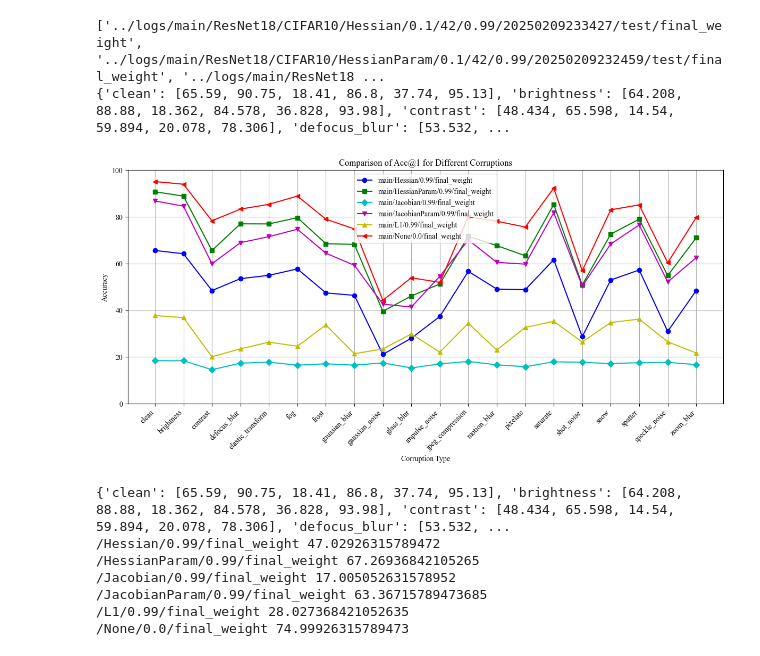
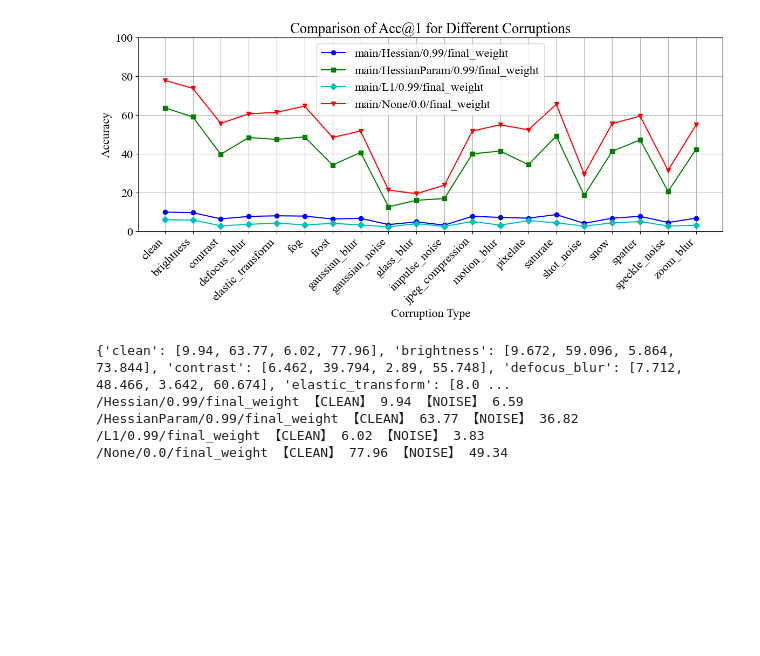
Before and after one commit to ia-gu/pruning_test, a Jupyter notebook: notebook/show_result.ipynb, the cells around one changed output. Cells and saved outputs as stored; diff of their text form; code cells hidden in the pictures; blank space fills up the shorter version.

Commit message:
modify visualization

```diff
--- a/notebook/show_result.ipynb
+++ b/notebook/show_result.ipynb
@@ -9,48 +9,58 @@ plt.rcParams['font.family'] = 'Times New Roman'
 
 Acc1_dict = {'clean': [], 'brightness': [], 'contrast': [], 'defocus_blur': [], 'elastic_transform': [], 'fog': [], 'frost': [], 'gaussian_blur': [], 'gaussian_noise': [], 'glass_blur': [],
              'impulse_noise': [], 'jpeg_compression': [], 'motion_blur': [], 'pixelate': [], 'saturate': [], 'shot_noise': [], 'snow': [], 'spatter': [], 'speckle_noise': [], 'zoom_blur': []}
-# paths = ['logs/debug/ResNet18/CIFAR10/L1/0.0001/42/0.5/20250109110709/test/100', 'logs/debug/ResNet18/CIFAR10/Hessian/0.0001/42/0.5/20250109131035/test/100', 'logs/debug/ResNet18/CIFAR10/None/0.0001/42/0.5/20250109151522/test/final_weight']
-paths = sorted(glob.glob('../logs/main/ResNet18/CIFAR10/*/0.1/42/0.99/*/test/final_weight'))
-paths.append('../logs/main/ResNet18/CIFAR10/None/0.1/42/0.0/20250209091815/test/final_weight')
-# paths.append('/home/ueno/pruning/test/logs/ASAM/ResNet18/CIFAR10/None/0.1/42/0.0/20250219102225/test/final_weight')
-print(paths)
+# paths = ['logs/debug/ResNet18/CIFAR10/L1/0.0001/42/0.5/20250109110709/test/100', 'logs/debug/ResNet18/CIFAR10/Hessian/0.0001/42/0.5/20250109131035/test/100']
+
+# paths = sorted(glob.glob('../logs/main/ResNet18/CIFAR10/*/0.1/42/0.99/*/test/final_weight'))
+# paths.append('../logs/main/ResNet18/CIFAR10/None/0.1/42/0.0/20250209091815/test/final_weight')
+
+paths = sorted(glob.glob('../logs/main/ResNet18/CIFAR100/*/0.1/42/0.99/*/test/final_weight'))
+paths.append('../logs/main/ResNet18/CIFAR100/None/0.1/42/0.0/20250228021055/test/final_weight')
+
+# pop instance include string 'JacobianParam' from paths
+paths = [path for path in paths if 'JacobianParam' not in path]
+
+
+# print(paths)
 for path in paths:
     with open(os.path.join(path, 'total_result.txt')) as f:
         lines = f.readlines()
-    # Acc1 = []
     for line in lines:
         line = line.split(' ')
         # Add the accuracy to the corresponding list
         Acc1_dict[line[1].strip('*')].append(float(line[line.index('Acc@1') + 1]))
+
 Acc1_dict = {k: v for k, v in Acc1_dict.items() if v}
-print(Acc1_dict)
+# print(Acc1_dict)
+# print(len(Acc1_dict[list(Acc1_dict.keys())[0]]))
+
 # Plot Accuracy and save figure
 # xlabel is Acc1_dict key and ylabel is Acc1_dict value
 x_labels = list(Acc1_dict.keys())
 markars = ['o', 's', 'D', 'v', '^', '<', '>']
 colors = ['b', 'g', 'c', 'm', 'y', 'k', 'w']
 plt.figure(figsize=(12, 6))
 for i in range(len(Acc1_dict[list(Acc1_dict.keys())[0]])-1):
     y_values = [Acc1_dict[key][i] for key in x_labels]
     plt.plot(x_labels, y_values, marker=markars[i], label=(paths[i].split('/')[-10]+'/'+paths[i].split('/')[-7]+'/'+paths[i].split('/')[-4]+'/'+paths[i].split('/')[-1]), color=colors[i], linestyle='-')
 y_values = [Acc1_dict[key][i+1] for key in x_labels]
 plt.plot(x_labels, y_values, marker=markars[i+1], label=(paths[i+1].split('/')[-10]+'/'+paths[i+1].split('/')[-7]+'/'+paths[i+1].split('/')[-4]+'/'+paths[i+1].split('/')[-1]), color='r', linestyle='-')
 
 plt.xlabel('Corruption Type', fontfamily='Times New Roman')
 plt.ylabel('Accuracy', fontfamily='Times New Roman')
 plt.title('Comparison of Acc@1 for Different Corruptions', fontfamily='Times New Roman')
 plt.xticks(rotation=45, ha='right', fontfamily='Times New Roman')
 plt.legend(prop={'family': 'Times New Roman'})
 plt.ylim(0, 100)
 plt.grid()
 plt.tight_layout()
+# larger font
+plt.rcParams.update({'font.size': 16})
 
 plt.savefig('corruption_comparison.png')
 plt.show()
 # %% [output]
-['../logs/main/ResNet18/CIFAR10/Hessian/0.1/42/0.99/20250209233427/test/final_weight', '../logs/main/ResNet18/CIFAR10/HessianParam/0.1/42/0.99/20250209232459/test/final_weight', '../logs/main/ResNet18 ...
-{'clean': [65.59, 90.75, 18.41, 86.8, 37.74, 95.13], 'brightness': [64.208, 88.88, 18.362, 84.578, 36.828, 93.98], 'contrast': [48.434, 65.598, 14.54, 59.894, 20.078, 78.306], 'defocus_blur': [53.532, ...
-[figure, old version]
+[figure, new version]
 # %%
 print(Acc1_dict)
 acc_list = [0.0 for _ in range(Acc1_dict['clean'].__len__())]
@@ -62,12 +72,10 @@ for key in Acc1_dict.keys():
 # 平均ほしい
 acc_list = [acc / 19 for acc in acc_list]
 for i in range(len(Acc1_dict[list(Acc1_dict.keys())[0]])):
-    print('/'+paths[i].split('/')[-7]+'/'+paths[i].split('/')[-4]+'/'+paths[i].split('/')[-1], acc_list[i])
+    print('/'+paths[i].split('/')[-7]+'/'+paths[i].split('/')[-4]+'/'+paths[i].split('/')[-1], '【CLEAN】', Acc1_dict['clean'][i], '【NOISE】', round(acc_list[i], 2))
 # %% [output]
-{'clean': [65.59, 90.75, 18.41, 86.8, 37.74, 95.13], 'brightness': [64.208, 88.88, 18.362, 84.578, 36.828, 93.98], 'contrast': [48.434, 65.598, 14.54, 59.894, 20.078, 78.306], 'defocus_blur': [53.532, ...
-/Hessian/0.99/final_weight 47.02926315789472
-/HessianParam/0.99/final_weight 67.26936842105265
-/Jacobian/0.99/final_weight 17.005052631578952
-/JacobianParam/0.99/final_weight 63.36715789473685
-/L1/0.99/final_weight 28.027368421052635
-/None/0.0/final_weight 74.99926315789473
+{'clean': [9.94, 63.77, 6.02, 77.96], 'brightness': [9.672, 59.096, 5.864, 73.844], 'contrast': [6.462, 39.794, 2.89, 55.748], 'defocus_blur': [7.712, 48.466, 3.642, 60.674], 'elastic_transform': [8.0 ...
+/Hessian/0.99/final_weight 【CLEAN】 9.94 【NOISE】 6.59
+/HessianParam/0.99/final_weight 【CLEAN】 63.77 【NOISE】 36.82
+/L1/0.99/final_weight 【CLEAN】 6.02 【NOISE】 3.83
+/None/0.0/final_weight 【CLEAN】 77.96 【NOISE】 49.34
```
Also changed, not shown: parts of 3 cells of this notebook, 7 other files.
